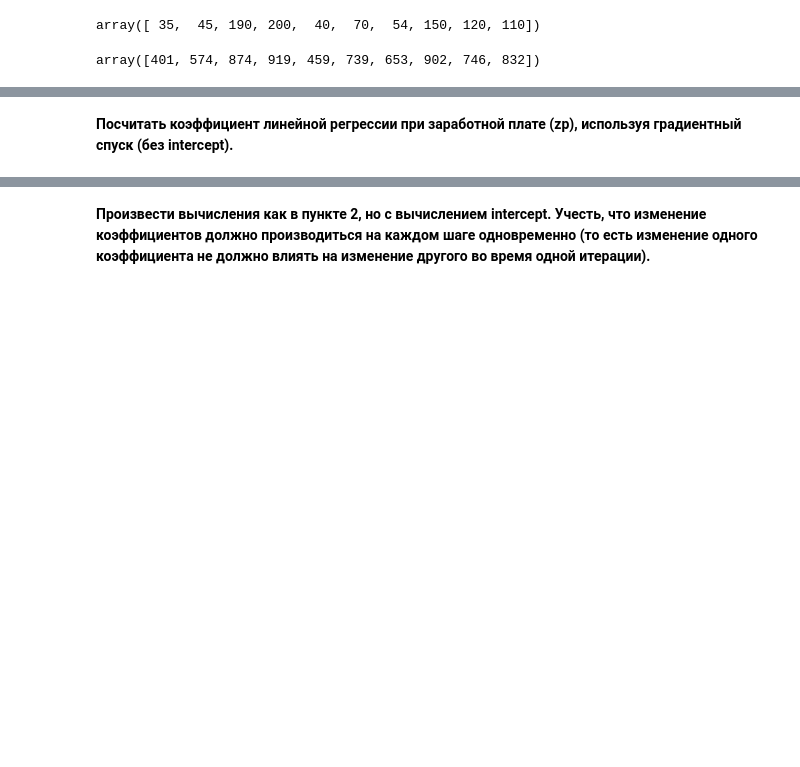
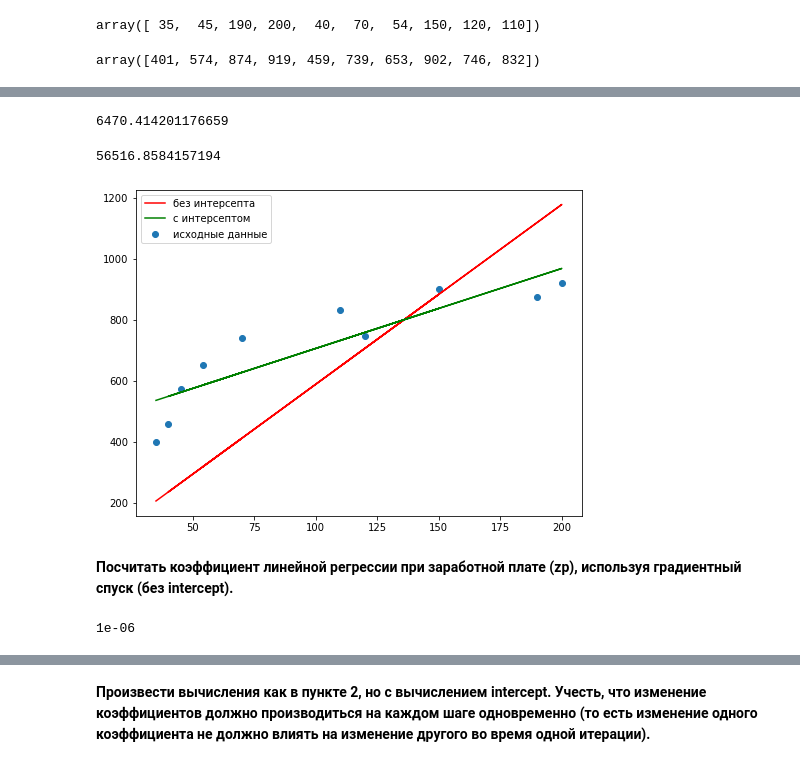
Before and after one commit to GoninM/GB_probability_theory, a Jupyter notebook: homework_7.ipynb, the cells around one changed output, grey strips where cells are left out. Saved outputs shown, nothing was run; the diff lists cells and outputs as text; code cells hidden in the pictures; blank space fills up the shorter version.

```diff
--- a/homework_7.ipynb
+++ b/homework_7.ipynb
@@ -15,0 +63,3 @@ array([401, 574, 874, 919, 459, 739, 653, 902, 746, 832])
+# %%
+y_hat_1 = X@b_hat_1
+y_hat_1
@@ -15,0 +79,3 @@ array([401, 574, 874, 919, 459, 739, 653, 902, 746, 832])
+# %%
+X2 = np.hstack([np.ones((n,1)), X])
+X2
@@ -15,0 +93,3 @@ array([401, 574, 874, 919, 459, 739, 653, 902, 746, 832])
+# %%
+b_hat_2 = np.dot(np.linalg.inv(np.dot(X2.T, X2)),X2.T@y)
+b_hat_2
@@ -15,0 +99,3 @@ array([401, 574, 874, 919, 459, 739, 653, 902, 746, 832])
+# %%
+y_hat_2=X2@b_hat_2
+y_hat_2
@@ -16,2 +113,24 @@ array([401, 574, 874, 919, 459, 739, 653, 902, 746, 832])
+# %%
+mse(y_hat_2, y)
+# %% [output]
+6470.414201176659
+# %%
+mse(y_hat_1, y)
+# %% [output]
+56516.8584157194
+# %%
+plt.figure(figsize=(8,6))
+plt.scatter(X, y, label='исходные данные')
+plt.plot(X, y_hat_1, color='r', label='без интерсепта')
+plt.plot(X, y_hat_2, color='g', label='с интерсептом')
+plt.legend()
+plt.show()
+# %% [output]
+[figure, added]
 # %% [markdown]
 <b>Посчитать коэффициент линейной регрессии при заработной плате (zp), используя градиентный спуск (без intercept). </b>
+# %%
+alfa = 1e-6
+alfa
+# %% [output]
+1e-06
```
Also changed, not shown: parts of 28 cells of this notebook.
